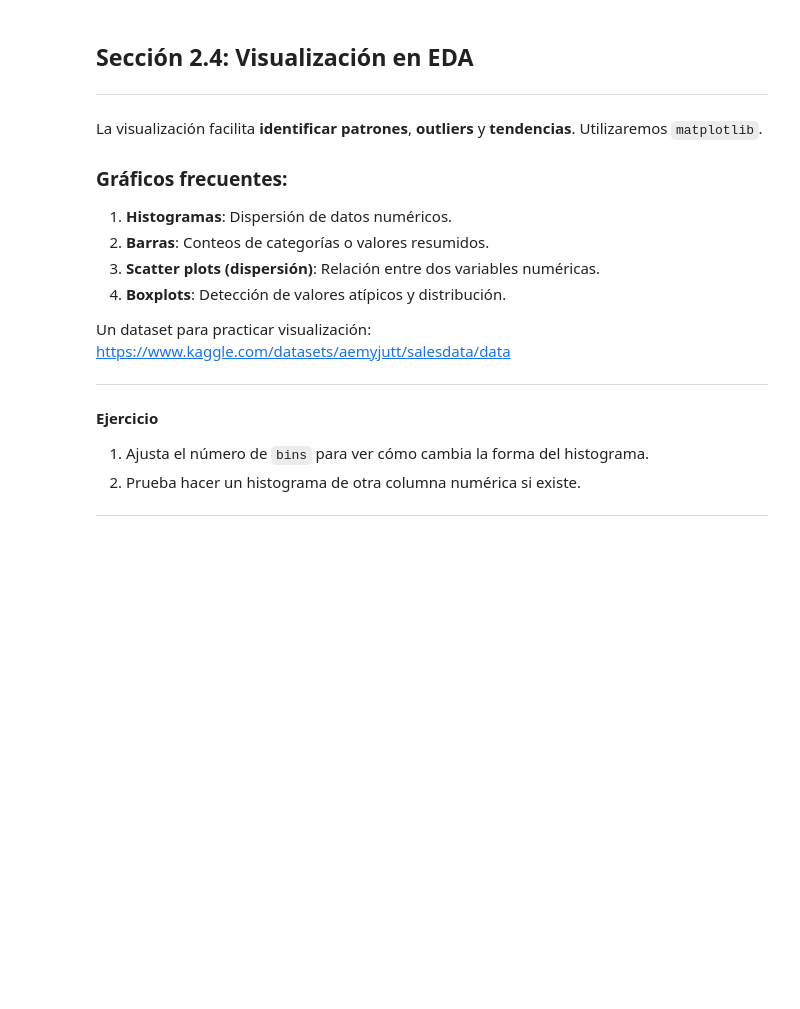
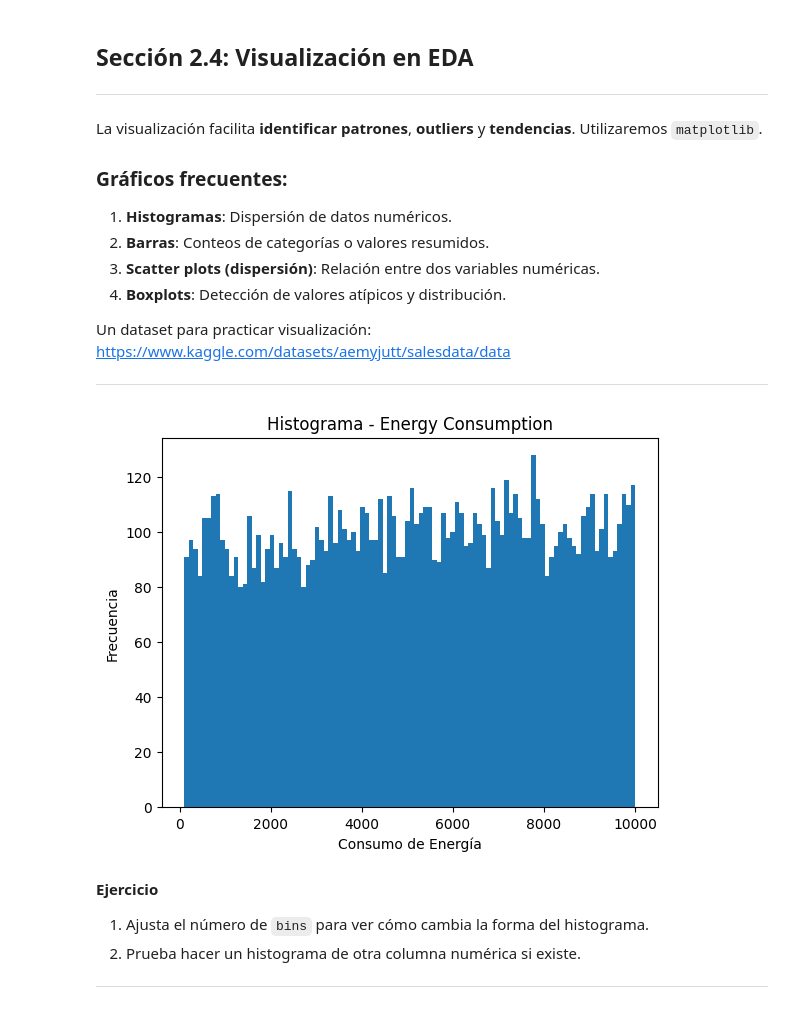
Before and after one commit to jennifergc/data_sci_intro, a Jupyter notebook: Taller_11F_Parte1.ipynb, the cells around one changed output. Drawn from its saved outputs; the diff is of its cells as text; code cells hidden in the pictures; blank space fills up the shorter version.

```diff
--- a/Taller_11F_Parte1.ipynb
+++ b/Taller_11F_Parte1.ipynb
@@ -266,15 +299,17 @@ Un dataset para practicar visualización: https://www.kaggle.com/datasets/aemyju
 # %%
 import matplotlib.pyplot as plt
 
 # Verifica si la columna 'Energy Consumption' existe
-if 'Energy Consumption' in df.columns:
-    plt.hist(df['Energy Consumption'].dropna(), bins=20)
+if 'Total Energy Consumption (TWh)' in df.columns:
+    plt.hist(df['Total Energy Consumption (TWh)'].dropna(), bins=100)
     plt.title('Histograma - Energy Consumption')
     plt.xlabel('Consumo de Energía')
     plt.ylabel('Frecuencia')
     plt.show()
 else:
     print("Ajusta el nombre de la columna para el histograma.")
+# %% [output]
+[figure, added]
 # %% [markdown]
 **Ejercicio**
 1. Ajusta el número de `bins` para ver cómo cambia la forma del histograma.
```
Also changed, not shown: parts of 30 cells of this notebook.
